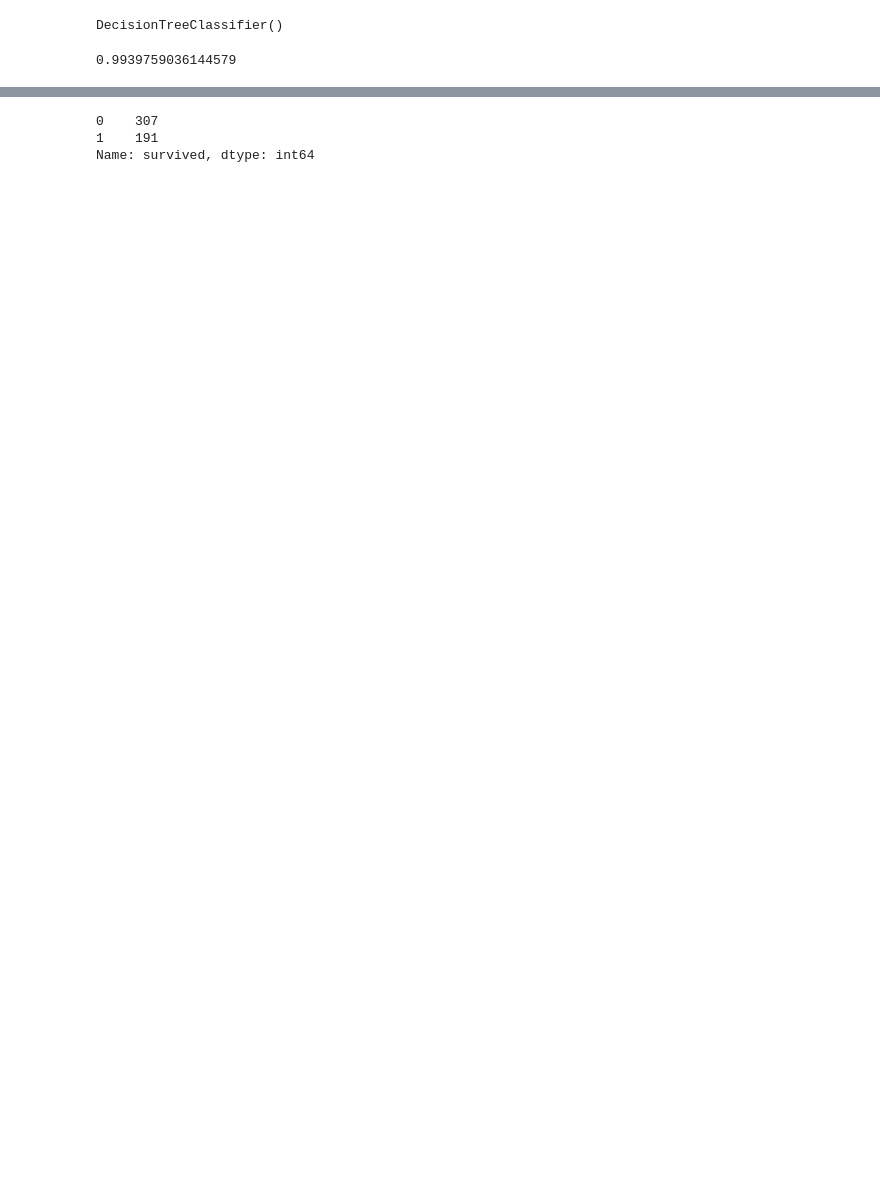
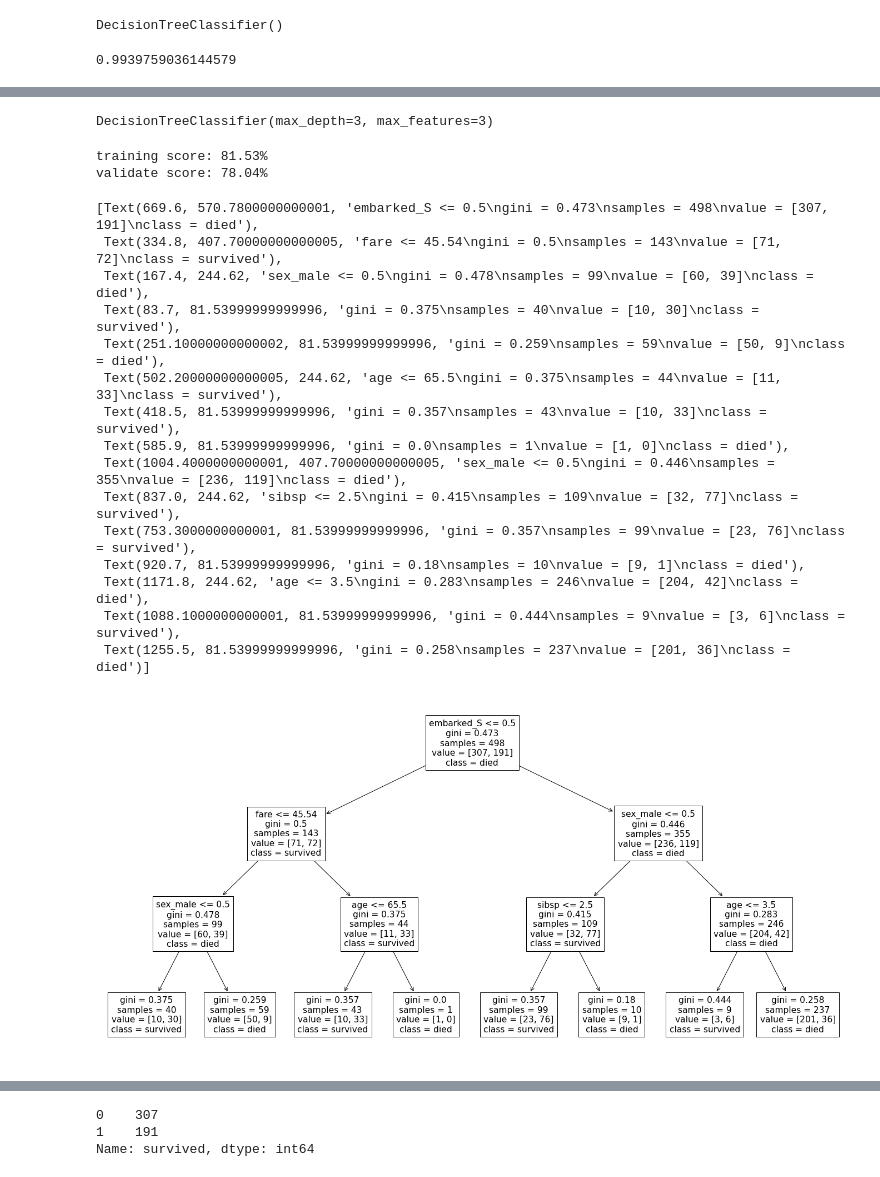
Before and after one commit to cindyvillanuevads/classification-exercises, a Jupyter notebook: model.ipynb, the cells around one changed output, grey strips where cells are left out. Cells and saved outputs as stored; diff of their text form; code cells hidden in the pictures; blank space fills up the shorter version.

```diff
--- a/model.ipynb
+++ b/model.ipynb
@@ -141 +207,41 @@ acc
+# %%
+# create the model
+model1 = DecisionTreeClassifier(max_depth=3, max_features=3)
+# fit the model
+model1.fit(X_train, y_train)
+# %% [output]
+DecisionTreeClassifier(max_depth=3, max_features=3)
+# %%
+# look at the model scores for training set and validate set
+print(f'training score: {model1.score(X_train, y_train):.2%}')
+print(f'validate score: {model1.score(X_validate, y_validate):.2%}')
+# %% [output]
+training score: 81.53%
+validate score: 78.04%
+# %%
+
+import matplotlib.pyplot as plt
+plt.figure(figsize=(24, 12))
+plot_tree(
+    model1,
+    feature_names=X_train.columns.tolist(),
+    class_names=['died', 'survived'],
+)
+# %% [output]
+[Text(669.6, 570.7800000000001, 'embarked_S <= 0.5\ngini = 0.473\nsamples = 498\nvalue = [307, 191]\nclass = died'),
+ Text(334.8, 407.70000000000005, 'fare <= 45.54\ngini = 0.5\nsamples = 143\nvalue = [71, 72]\nclass = survived'),
+ Text(167.4, 244.62, 'sex_male <= 0.5\ngini = 0.478\nsamples = 99\nvalue = [60, 39]\nclass = died'),
+ Text(83.7, 81.53999999999996, 'gini = 0.375\nsamples = 40\nvalue = [10, 30]\nclass = survived'),
+ Text(251.10000000000002, 81.53999999999996, 'gini = 0.259\nsamples = 59\nvalue = [50, 9]\nclass = died'),
+ Text(502.20000000000005, 244.62, 'age <= 65.5\ngini = 0.375\nsamples = 44\nvalue = [11, 33]\nclass = survived'),
+ Text(418.5, 81.53999999999996, 'gini = 0.357\nsamples = 43\nvalue = [10, 33]\nclass = survived'),
+ Text(585.9, 81.53999999999996, 'gini = 0.0\nsamples = 1\nvalue = [1, 0]\nclass = died'),
+ Text(1004.4000000000001, 407.70000000000005, 'sex_male <= 0.5\ngini = 0.446\nsamples = 355\nvalue = [236, 119]\nclass = died'),
+ Text(837.0, 244.62, 'sibsp <= 2.5\ngini = 0.415\nsamples = 109\nvalue = [32, 77]\nclass = survived'),
+ Text(753.3000000000001, 81.53999999999996, 'gini = 0.357\nsamples = 99\nvalue = [23, 76]\nclass = survived'),
+ Text(920.7, 81.53999999999996, 'gini = 0.18\nsamples = 10\nvalue = [9, 1]\nclass = died'),
+ Text(1171.8, 244.62, 'age <= 3.5\ngini = 0.283\nsamples = 246\nvalue = [204, 42]\nclass = died'),
+ Text(1088.1000000000001, 81.53999999999996, 'gini = 0.444\nsamples = 9\nvalue = [3, 6]\nclass = survived'),
+ Text(1255.5, 81.53999999999996, 'gini = 0.258\nsamples = 237\nvalue = [201, 36]\nclass = died')]
+[figure, added]
 # %%
```
Also changed, not shown: parts of 74 cells of this notebook.
